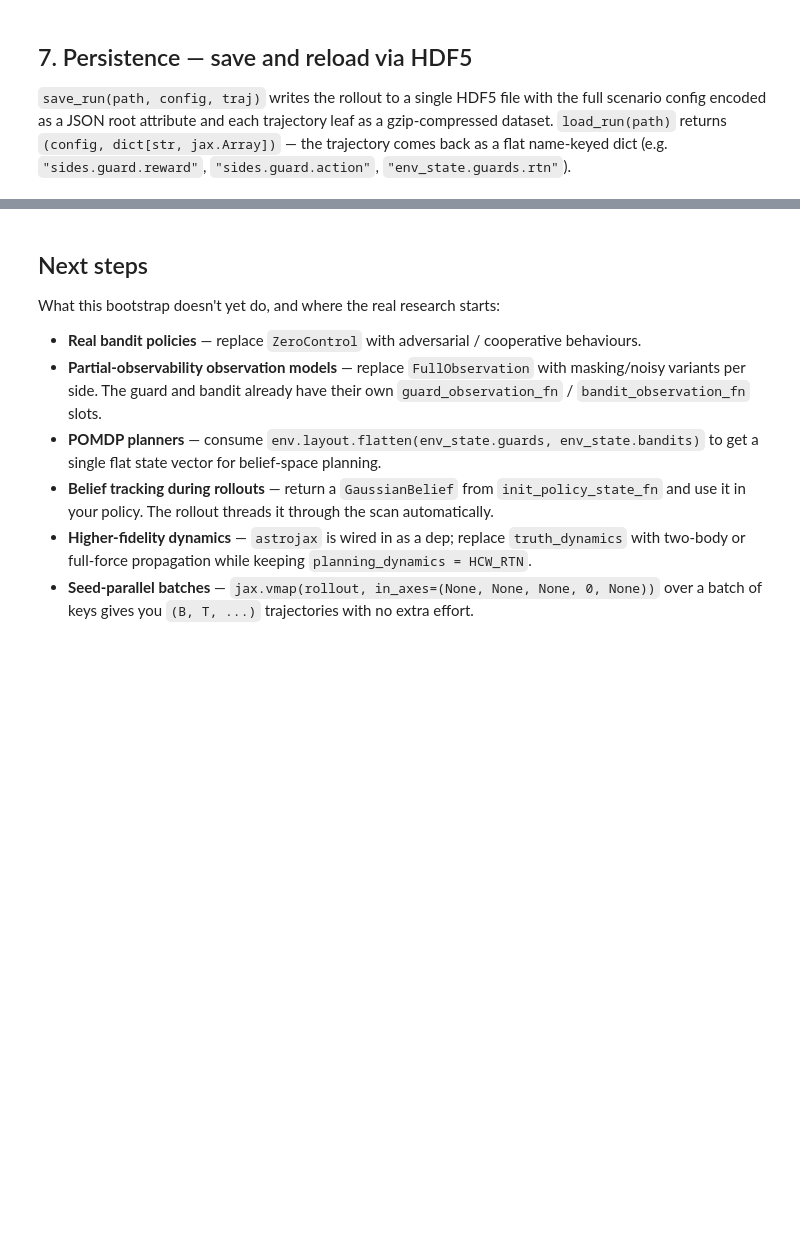
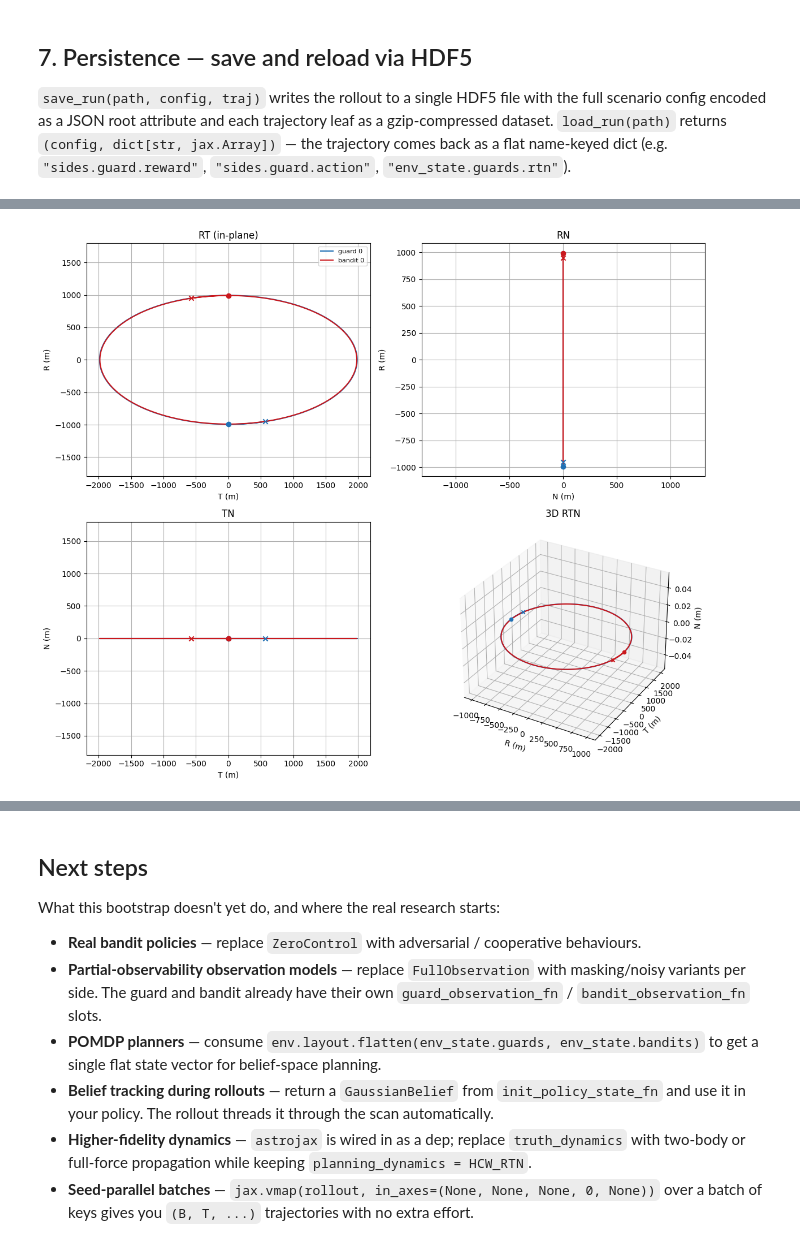
Before and after one commit to sisl/OrbitalGym, a Jupyter notebook: examples/workflow_3d_rtn.ipynb, the cells around one changed output, grey strips where cells are left out. Drawn from its saved outputs; the diff is of its cells as text; code cells hidden in the pictures; blank space fills up the shorter version.

Commit message:
Add visualizations

```diff
--- a/examples/workflow_3d_rtn.ipynb
+++ b/examples/workflow_3d_rtn.ipynb
@@ -152,0 +223,40 @@ rollout 2 first guard RTN pos: [-1005.85431115     0.             0.        ]
+# %%
+# Per-vehicle dynamics adapter: hcw_rtn_step is batched over (n, d); the EKF
+# wants a single-vehicle propagator (d,)-(u,)-dt → (d,).
+n_motion = float(ref_mean_motion(cfg.reference_orbit))
+hcw_params = SimpleNamespace(mean_motion=n_motion)
+
+def per_vehicle_hcw_rtn(x, u, dt):
+    return hcw_rtn_step(x[None, :], u[None, :], hcw_params, dt)[0]
+
+ekf_updater = EKFBeliefUpdater(
+    dynamics_fn=per_vehicle_hcw_rtn,
+    process_noise=jnp.eye(6) * 0.01,
+    dt=cfg.dt,
+)
+ekf_initializer = EKFUniformDefaultInitializer(
+    layout=env.layout,
+    default_mean=jnp.zeros(6),
+    variance_diag=jnp.array([100.0, 100.0, 100.0, 1.0, 1.0, 1.0]),
+)
+
+belief_rollout = BeliefRollout(
+    env=env,
+    guard_belief_initializer=ekf_initializer, guard_belief_updater=ekf_updater,
+    bandit_belief_initializer=ekf_initializer, bandit_belief_updater=ekf_updater,
+)
+
+policies_b = BySide(
+    guard=ZeroControl(n_vehicles=cfg.n_guards, action_dim=3),
+    bandit=ZeroControl(n_vehicles=cfg.n_bandits, action_dim=3),
+)
+init_ps_b = BySide(
+    guard=lambda c, s, k: None,
+    bandit=lambda c, s, k: None,
+)
+
+traj_b, belief_history = run_belief_rollout(
+    belief_rollout, policies_b, init_ps_b, jax.random.PRNGKey(7), n_steps=cfg.max_steps,
+)
+print(f"belief mean shape:  {belief_history.guard.mean.shape}  (T, N_obs, N_total, d)")
+print(f"belief cov shape:   {belief_history.guard.cov.shape}")
@@ -236,0 +374,6 @@ reward round-trips:     True
+# %%
+# All actors of one rollout, color-coded by side.
+fig = plot_rollout_panels(traj_b)
+plt.show()
+# %% [output]
+[figure, added]
```
Also changed, not shown: parts of 9 cells of this notebook, 15 other files.
